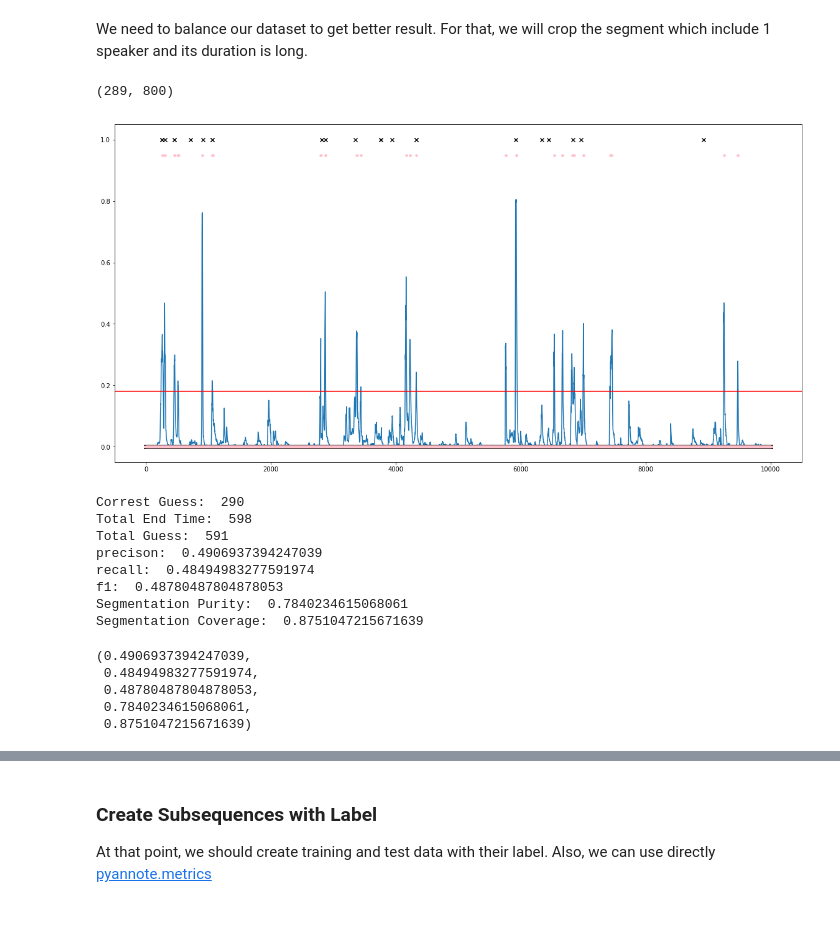
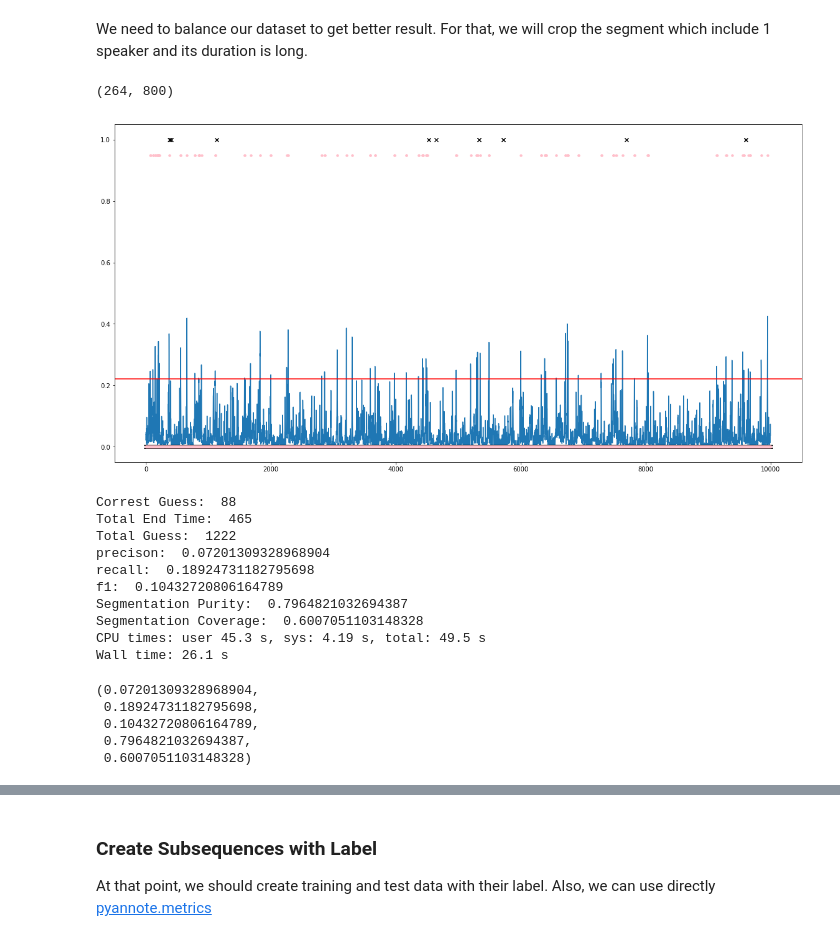
Before and after one commit to hedonistrh/SpChangeDetect, a Jupyter notebook: BiLSTM.ipynb, the cells around one changed output, grey strips where cells are left out. Saved outputs shown, nothing was run; the diff lists cells and outputs as text; code cells hidden in the pictures.

```diff
--- a/BiLSTM.ipynb
+++ b/BiLSTM.ipynb
@@ -522,6 +524,8 @@ model = Model(input_frame, tdistributed_3)
 rmsprop = keras.optimizers.RMSprop(lr=0.001, rho=0.9, epsilon=0.0001, decay=0.0)
 
 model.compile(loss='binary_crossentropy', optimizer="rmsprop")
+# %%
+model.load_weights("bilstm_weights_balance6.h5")
 # %%
 from keras.models import load_model
 import time
@@ -662,7 +647,7 @@ import time
 
 
 how_many_step = 80
-how_many_repeat = 4
+how_many_repeat = 6
 
 ix_repeat = 0
 
@@ -775,8 +767,8 @@ from keras.models import load_model
 import time
 
 
-how_many_step = 5
-how_many_repeat = 130
+how_many_step = 100
+how_many_repeat = 10
 
 ix_repeat = 0
 
@@ -796,7 +788,7 @@ while (ix_repeat < how_many_repeat):
         #print("relax")
         #time.sleep(2.5)
 
-        input_array, output_array = create_data_for_supervised ("./amicorpus/*/audio/", 10, 25, from_epi, from_epi+1, True, 5, False, "our_yaafe")
+        input_array, output_array = create_data_for_supervised ("./amicorpus/*/audio/", 10, 25, from_epi, from_epi+1, True, 5, False, "yaafe" )
 
         max_len = 800 # how many frame will be taken
         step = 800 # step size.
@@ -827,9 +819,10 @@ while (ix_repeat < how_many_repeat):
 
         # https://keras.io/getting-started/faq/#how-can-i-save-a-keras-model
 
-        model.save_weights('bilstm_weights_yaafe.h5')
+        model.save_weights('bilstm_weights_yaafe_att.h5')
 
         input_array = []
         output_array = []
 
         from_epi += 1
+    model.save_weights("bilstm_weights_yaafe_att" + str(ix_repeat) + ".h5")
@@ -1222,14 +1233,14 @@ metric = DiarizationPurityCoverageFMeasure()
 seg_purity = SegmentationPurity()
 seg_coverage = SegmentationCoverage()
 
-def complete_evaluation_single_file(filename, thres, model):
+def complete_evaluation_single_file(filename, thres, model, show_graph=True):
 
     prediction_array, prediction_array_rav, prediction_array_msec = create_prediction(filename,
                                                                                       10, 25,
                                                                                       threshold = thres, lstm_system=model)
 
     ground_truth = txt_file_to_matrix(filename, "reference", 10, 25)
-    prediction_output_array = txt_file_to_matrix(filename, "prediction",10, 25)
+    prediction_output_array = txt_file_to_matrix(filename, "prediction", 10, 25)
 
     end_time_file = "./txt_files/" + filename + "_end_time.txt"# FILENAME PATH for TXT
 
@@ -1249,15 +1260,17 @@ def complete_evaluation_single_file(filename, thres, model):
     # pp.title("Ground Truth of " + filename)
     # pp.show()
 
-    pp.rcParams['figure.figsize'] = (19.8, 10.0)
+    if (show_graph):
 
-    pp.plot(prediction_array_rav[10000:20000])
-    pp.plot(x_axis[0:10000], ground_truth[10000:20000], 'x', color='black');
-    # pp.plot(x[0:10000], bb[200000:210000], '.', color='pink');
-    pp.plot(x_axis[0:10000], 0.95*prediction_output_array[10000:20000], '.', color="pink");
+        pp.rcParams['figure.figsize'] = (19.8, 10.0)
 
-    pp.axhline(y=thres, color='r', linestyle='-')
-    pp.show()
+        pp.plot(prediction_array_rav[10000:20000])
+        pp.plot(x_axis[0:10000], ground_truth[10000:20000], 'x', color='black');
+        # pp.plot(x[0:10000], bb[200000:210000], '.', color='pink');
+        pp.plot(x_axis[0:10000], 0.95*prediction_output_array[10000:20000], '.', color="pink");
+
+        pp.axhline(y=thres, color='r', linestyle='-')
+        pp.show()
 
     hypothesis = Annotation()
 
@@ -1330,21 +1343,26 @@ def complete_evaluation_single_file(filename, thres, model):
 
     return (precision, recall, f1, purity, coverage)
 # %%
-complete_evaluation_single_file(filename="ES2005b", thres=0.18, model=model)
+%%time
+# 0.63
+
+complete_evaluation_single_file(filename="IS1007c", thres=0.22, model=model)
 # %% [output]
-(289, 800)
+(264, 800)
-[figure, old version]
+[figure, new version]
-Correst Guess:  290
-Total End Time:  598
-Total Guess:  591
-precison:  0.4906937394247039
-recall:  0.48494983277591974
-f1:  0.48780487804878053
-Segmentation Purity:  0.7840234615068061
-Segmentation Coverage:  0.8751047215671639
+Correst Guess:  88
+Total End Time:  465
+Total Guess:  1222
+precison:  0.07201309328968904
+recall:  0.18924731182795698
+f1:  0.10432720806164789
+Segmentation Purity:  0.7964821032694387
+Segmentation Coverage:  0.6007051103148328
+CPU times: user 45.3 s, sys: 4.19 s, total: 49.5 s
+Wall time: 26.1 s
-(0.4906937394247039,
- 0.48494983277591974,
- 0.48780487804878053,
- 0.7840234615068061,
- 0.8751047215671639)
+(0.07201309328968904,
+ 0.18924731182795698,
+ 0.10432720806164789,
+ 0.7964821032694387,
+ 0.6007051103148328)
 # %%
```
Also changed, not shown: parts of 10 cells of this notebook.
